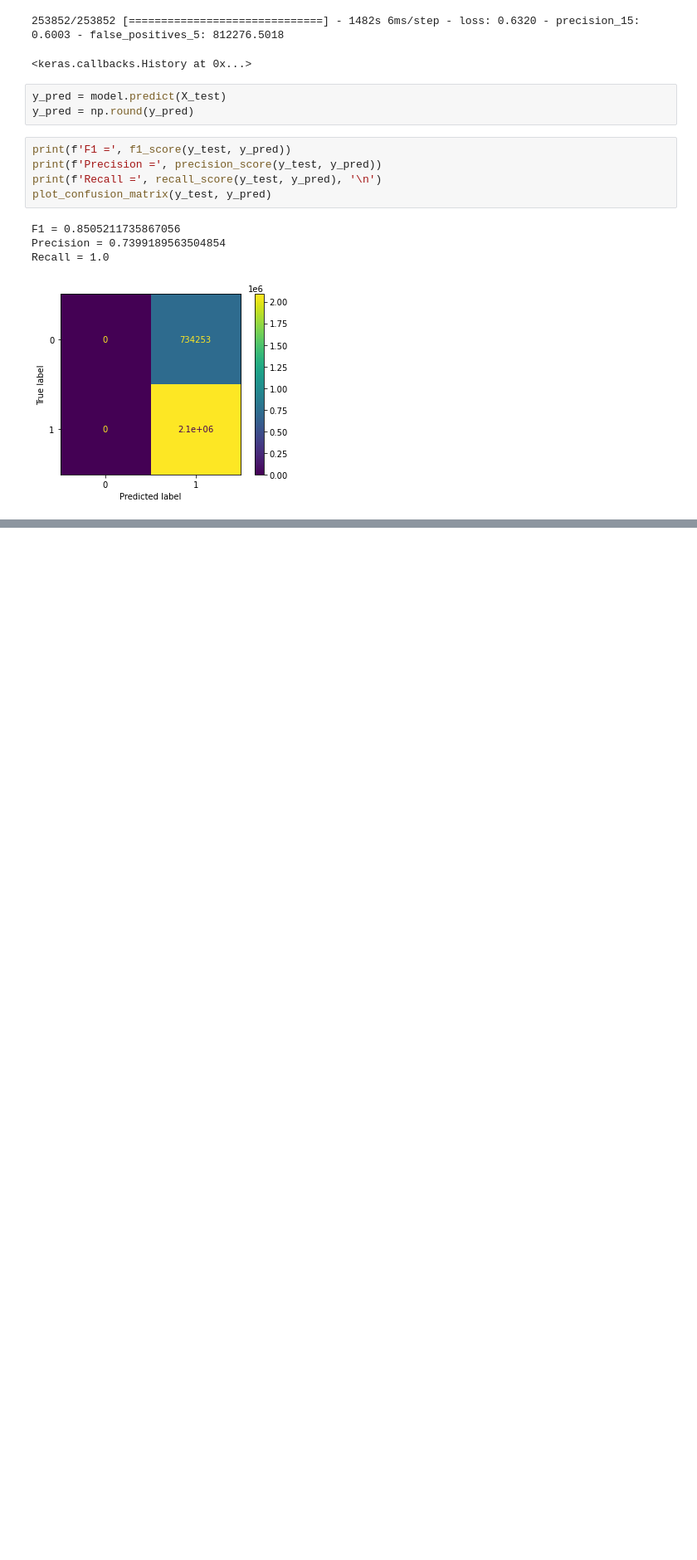
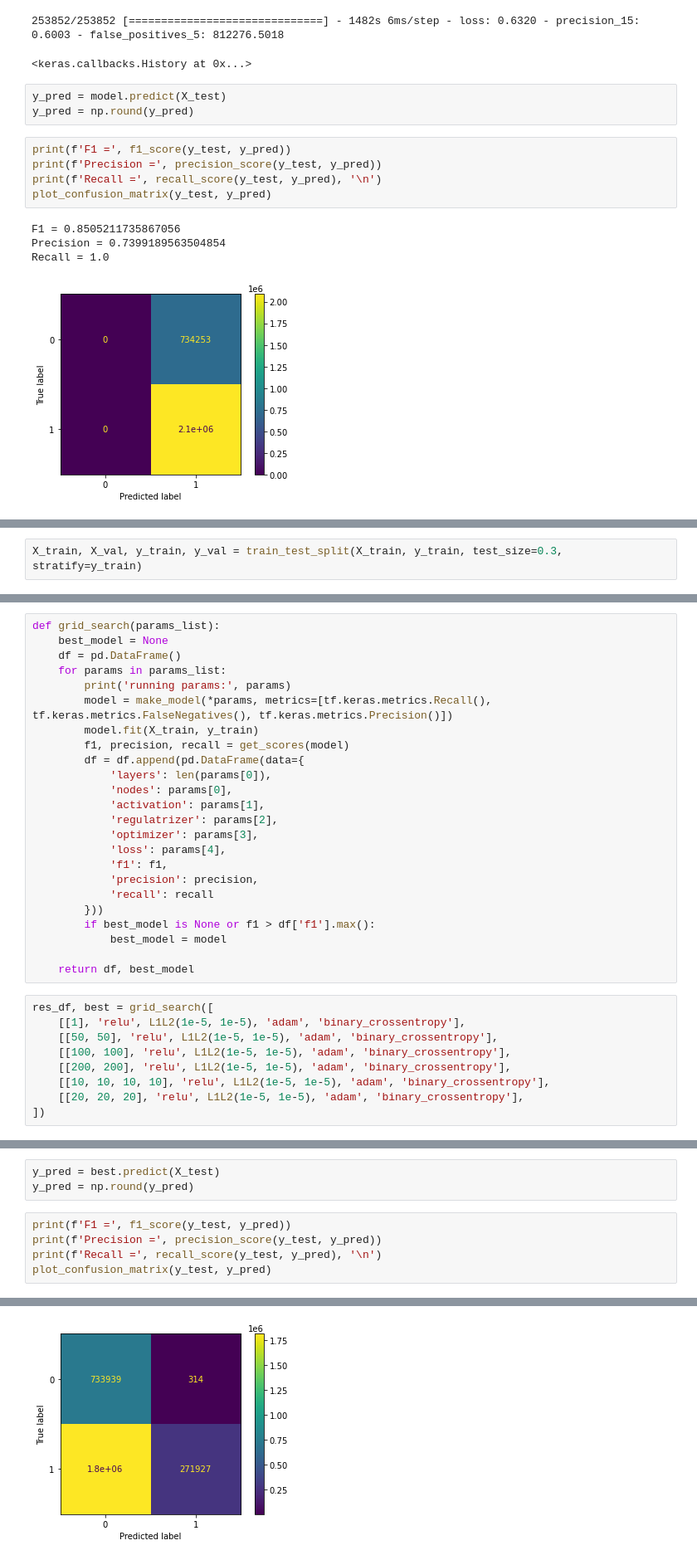
Before and after one commit to LRAbbade/IoT_anomaly_detection, a Jupyter notebook: iot23_ML_training.ipynb, the cells around one changed output, grey strips where cells are left out. Shown: that part at 83% size. Drawn from its saved outputs; the diff is of its cells as text; blank space fills up the shorter version.

Commit message:
try grid search on undersampled data

```diff
--- a/iot23_ML_training.ipynb
+++ b/iot23_ML_training.ipynb
@@ -462,0 +463,2 @@ Recall = 1.0
+# %%
+X_train, X_val, y_train, y_val = train_test_split(X_train, y_train, test_size=0.3, stratify=y_train)
@@ -462,0 +487,33 @@ Recall = 1.0
+# %%
+def grid_search(params_list):
+    best_model = None
+    df = pd.DataFrame()
+    for params in params_list:
+        print('running params:', params)
+        model = make_model(*params, metrics=[tf.keras.metrics.Recall(), tf.keras.metrics.FalseNegatives(), tf.keras.metrics.Precision()])
+        model.fit(X_train, y_train)
+        f1, precision, recall = get_scores(model)
+        df = df.append(pd.DataFrame(data={
+            'layers': len(params[0]),
+            'nodes': params[0],
+            'activation': params[1],
+            'regulatrizer': params[2],
+            'optimizer': params[3],
+            'loss': params[4],
+            'f1': f1,
+            'precision': precision,
+            'recall': recall
+        }))
+        if best_model is None or f1 > df['f1'].max():
+            best_model = model
+
+    return df, best_model
+# %%
+res_df, best = grid_search([
+    [[1], 'relu', L1L2(1e-5, 1e-5), 'adam', 'binary_crossentropy'],
+    [[50, 50], 'relu', L1L2(1e-5, 1e-5), 'adam', 'binary_crossentropy'],
+    [[100, 100], 'relu', L1L2(1e-5, 1e-5), 'adam', 'binary_crossentropy'],
+    [[200, 200], 'relu', L1L2(1e-5, 1e-5), 'adam', 'binary_crossentropy'],
+    [[10, 10, 10, 10], 'relu', L1L2(1e-5, 1e-5), 'adam', 'binary_crossentropy'],
+    [[20, 20, 20], 'relu', L1L2(1e-5, 1e-5), 'adam', 'binary_crossentropy'],
+])
@@ -462,0 +551,9 @@ Recall = 1.0
+# %%
+y_pred = best.predict(X_test)
+y_pred = np.round(y_pred)
+# %%
+print(f'F1 =', f1_score(y_test, y_pred))
+print(f'Precision =', precision_score(y_test, y_pred))
+print(f'Recall =', recall_score(y_test, y_pred), '\n')
+plot_confusion_matrix(y_test, y_pred)
+# %% [output]
@@ -462,0 +563 @@ Recall = 1.0
+[figure, added]
```
Also changed, not shown: parts of 25 cells of this notebook.
